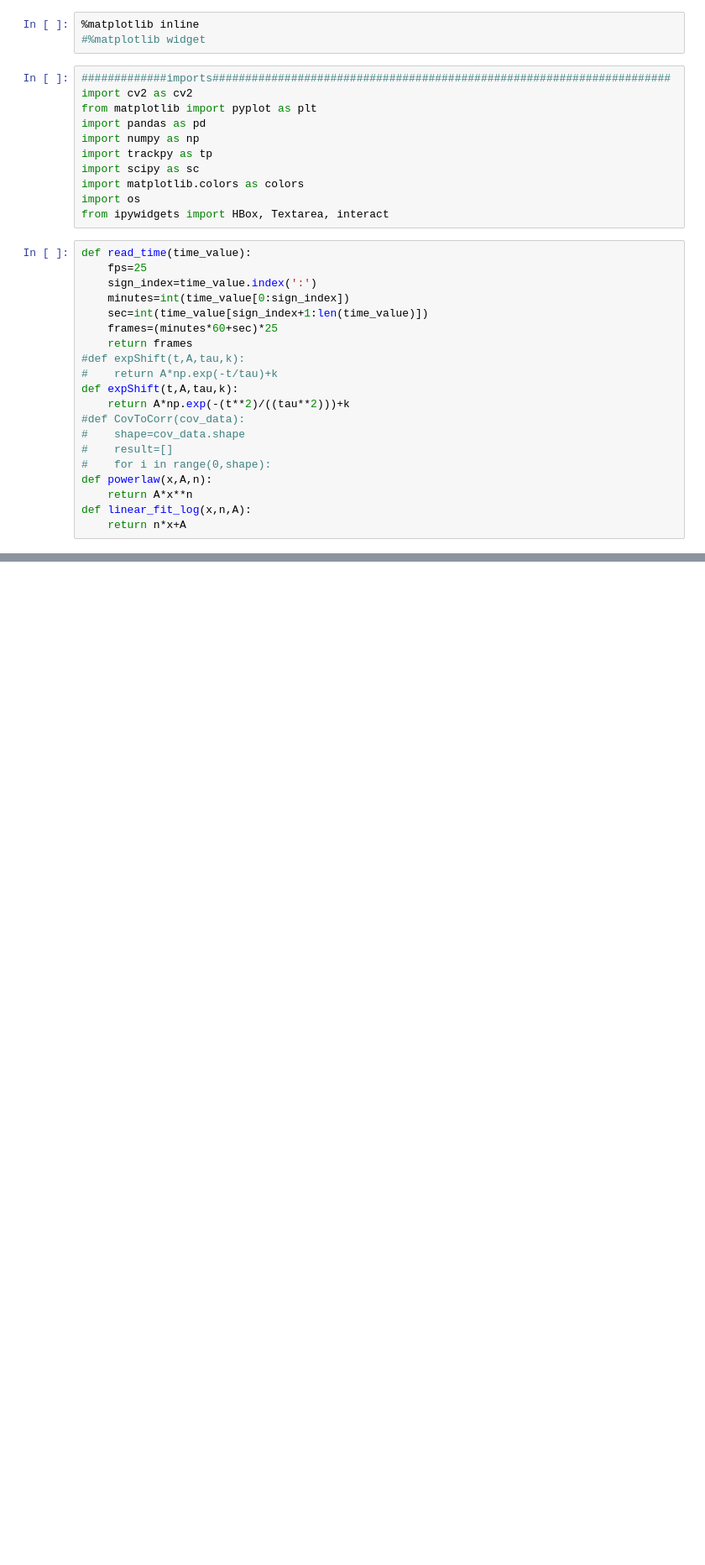
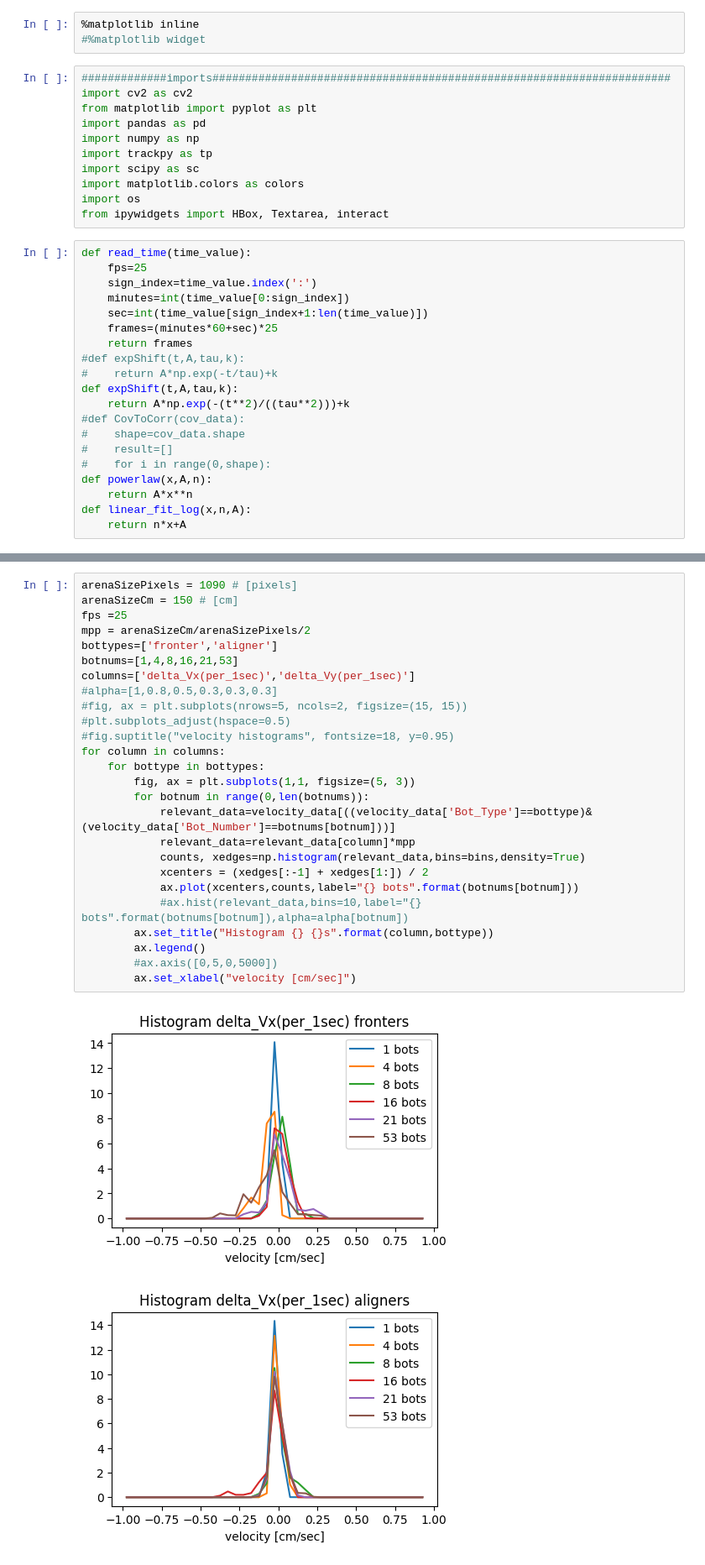
Before and after one commit to complex-lab/robotic_swarms, a Jupyter notebook: histogram_velocity_vs_botnum_28cm_diam.ipynb, the cells around one changed output, grey strips where cells are left out. Shown at 84% size. Cells and saved outputs as stored; diff of their text form; blank space fills up the shorter version.

```diff
--- a/histogram_velocity_vs_botnum_28cm_diam.ipynb
+++ b/histogram_velocity_vs_botnum_28cm_diam.ipynb
@@ -107,0 +122,29 @@ ValueError: autodetected range of [nan, nan] is not finite
+# %%
+arenaSizePixels = 1090 # [pixels]
+arenaSizeCm = 150 # [cm]
+fps =25
+mpp = arenaSizeCm/arenaSizePixels/2
+bottypes=['fronter','aligner']
+botnums=[1,4,8,16,21,53]
+columns=['delta_Vx(per_1sec)','delta_Vy(per_1sec)']
+#alpha=[1,0.8,0.5,0.3,0.3,0.3]
+#fig, ax = plt.subplots(nrows=5, ncols=2, figsize=(15, 15))
+#plt.subplots_adjust(hspace=0.5)
+#fig.suptitle("velocity histograms", fontsize=18, y=0.95)
+for column in columns:
+    for bottype in bottypes:
+        fig, ax = plt.subplots(1,1, figsize=(5, 3))
+        for botnum in range(0,len(botnums)):
+            relevant_data=velocity_data[((velocity_data['Bot_Type']==bottype)&(velocity_data['Bot_Number']==botnums[botnum]))]
+            relevant_data=relevant_data[column]*mpp
+            counts, xedges=np.histogram(relevant_data,bins=bins,density=True)
+            xcenters = (xedges[:-1] + xedges[1:]) / 2
+            ax.plot(xcenters,counts,label="{} bots".format(botnums[botnum]))
+            #ax.hist(relevant_data,bins=10,label="{} bots".format(botnums[botnum]),alpha=alpha[botnum])
+        ax.set_title("Histogram {} {}s".format(column,bottype))
+        ax.legend()
+        #ax.axis([0,5,0,5000])
+        ax.set_xlabel("velocity [cm/sec]")
+# %% [output]
+[figure, added]
+[figure, added]
```
Also changed, not shown: parts of 3 cells of this notebook, 1 other file.
